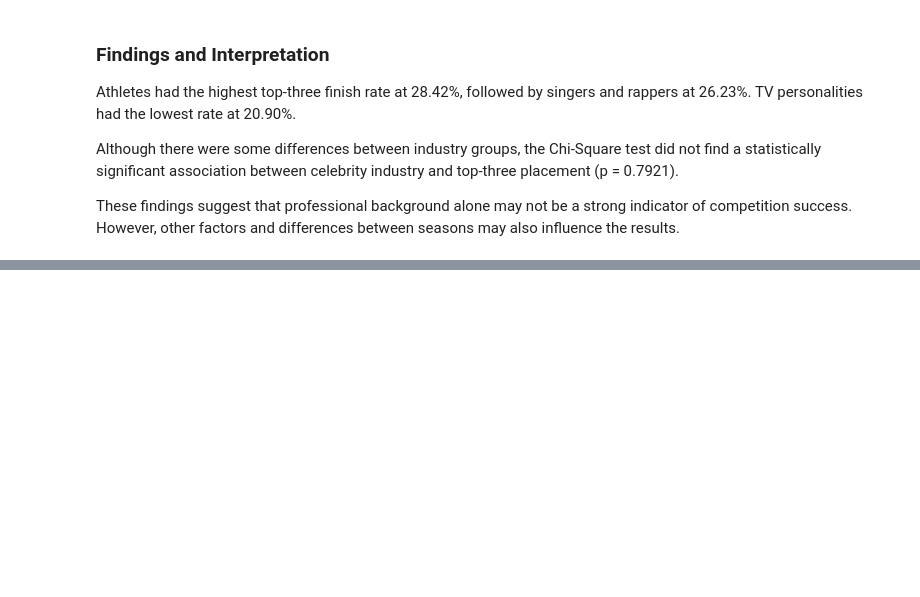
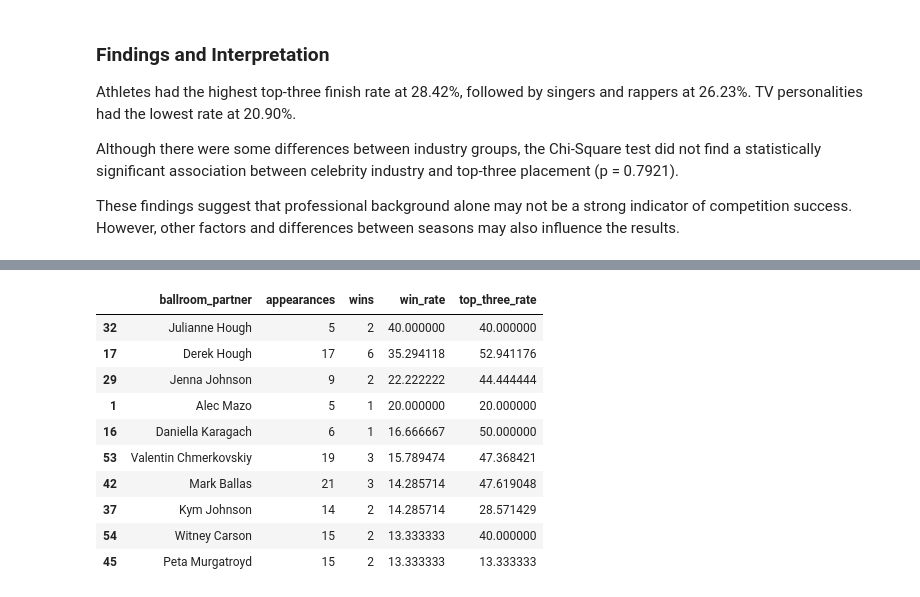
Before and after one commit to mia-c25/dwts-data-analysis, a Jupyter notebook: notebooks/notebook.ipynb, the cells around one changed output, grey strips where cells are left out. Saved outputs shown, nothing was run; the diff lists cells and outputs as text; code cells hidden in the pictures; blank space fills up the shorter version.

```diff
--- a/notebooks/notebook.ipynb
+++ b/notebooks/notebook.ipynb
@@ -915,0 +1029,26 @@ These findings suggest that professional background alone may not be a strong in
+# %%
+experienced_pros = pro_success[
+    pro_success['appearances'] >= 5
+].copy()
+# %%
+experienced_pros = (
+    experienced_pros
+    .sort_values('win_rate', ascending=False)
+)
+
+experienced_pros[
+    ['ballroom_partner', 'appearances', 'wins',
+     'win_rate', 'top_three_rate']
+].head(10)
+# %% [output]
+|  | ballroom_partner | appearances | wins | win_rate | top_three_rate |
+| 32 | Julianne Hough | 5 | 2 | 40.000000 | 40.000000 |
+| 17 | Derek Hough | 17 | 6 | 35.294118 | 52.941176 |
+| 29 | Jenna Johnson | 9 | 2 | 22.222222 | 44.444444 |
+| 1 | Alec Mazo | 5 | 1 | 20.000000 | 20.000000 |
+| 16 | Daniella Karagach | 6 | 1 | 16.666667 | 50.000000 |
+| 53 | Valentin Chmerkovskiy | 19 | 3 | 15.789474 | 47.368421 |
+| 42 | Mark Ballas | 21 | 3 | 14.285714 | 47.619048 |
+| 37 | Kym Johnson | 14 | 2 | 14.285714 | 28.571429 |
+| 54 | Witney Carson | 15 | 2 | 13.333333 | 40.000000 |
+| 45 | Peta Murgatroyd | 15 | 2 | 13.333333 | 13.333333 |
```
Also changed, not shown: parts of 22 cells of this notebook.
